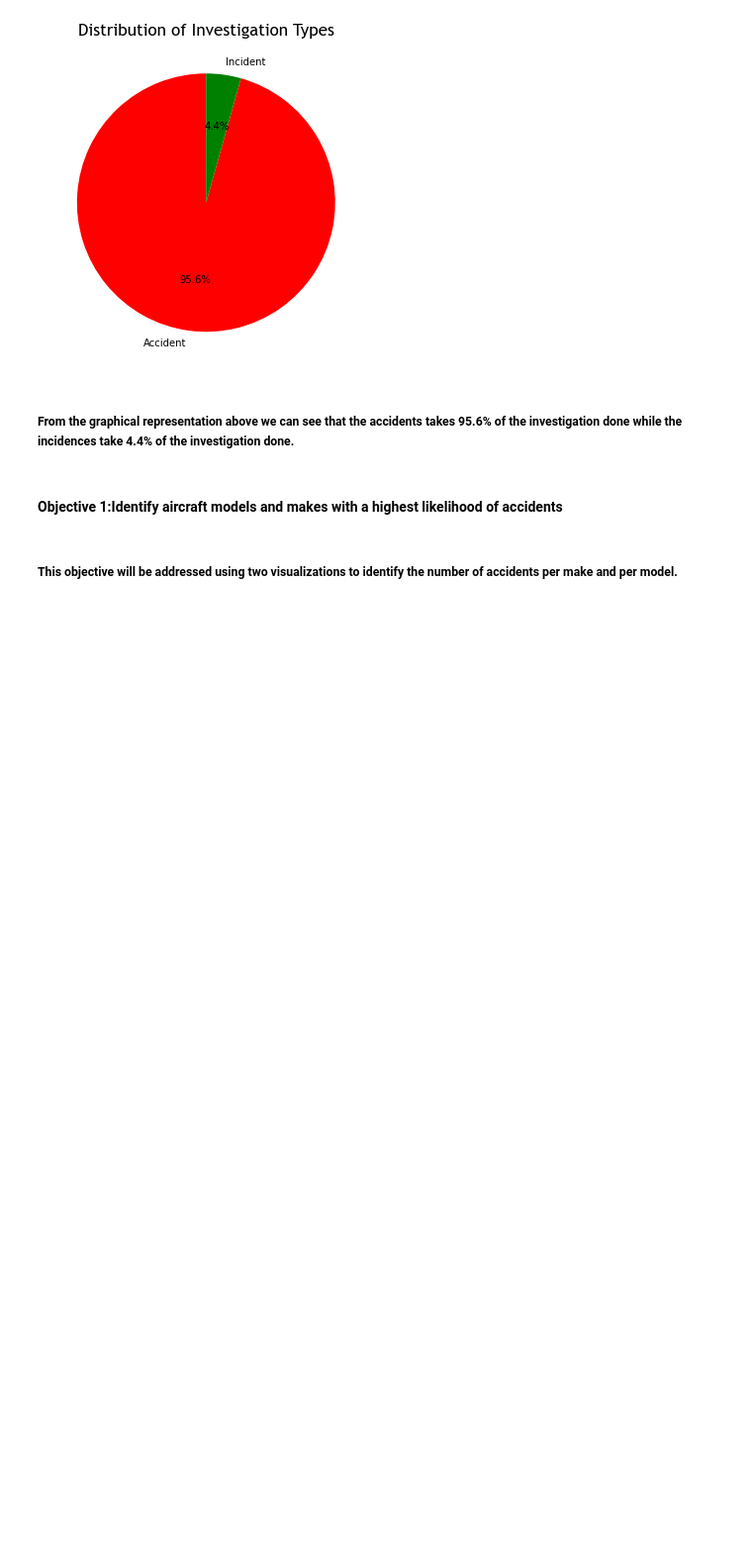
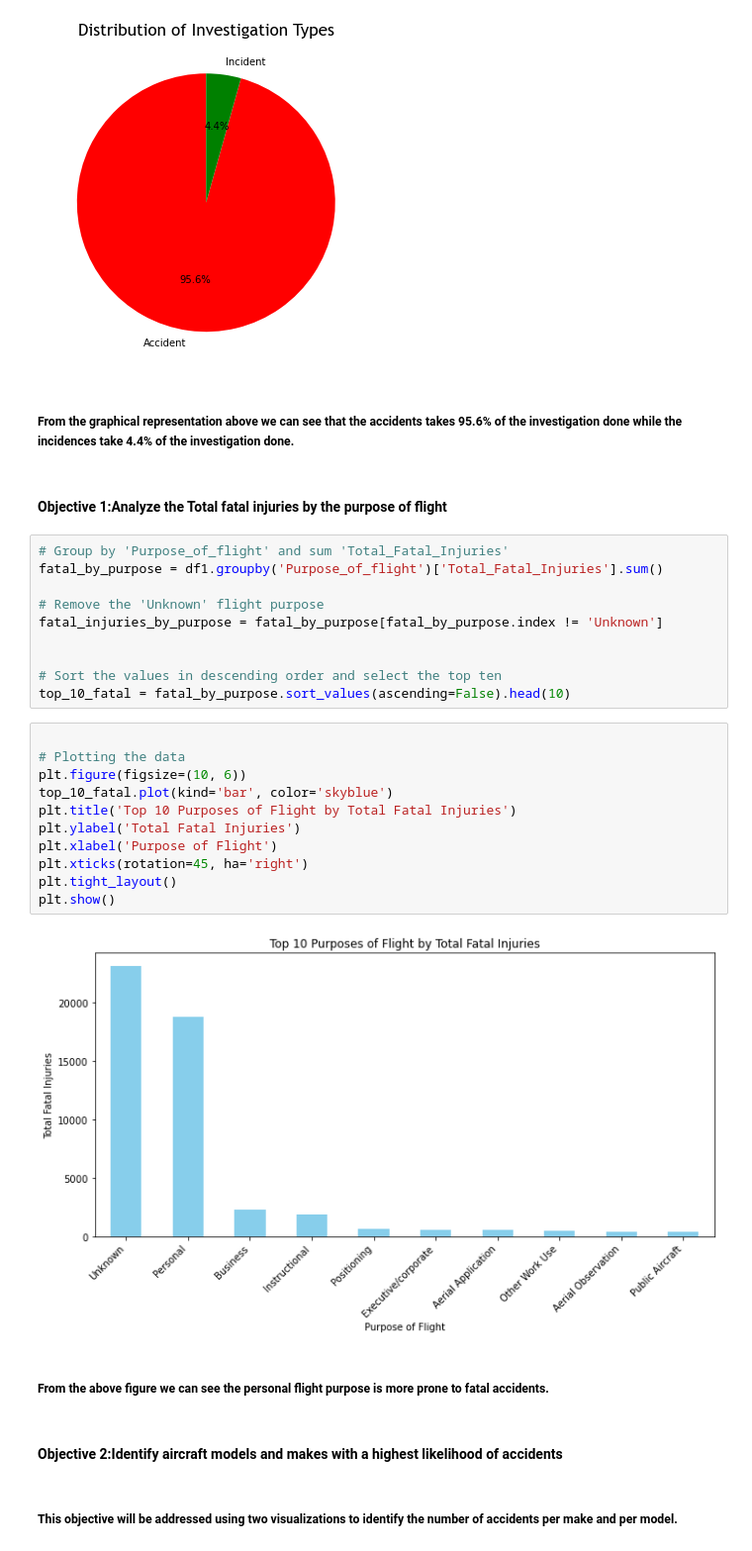
Before and after one commit to Lyster-01/phase1-project, a Jupyter notebook: index.ipynb, the cells around one changed output. Shown at 99% size. Drawn from its saved outputs; the diff is of its cells as text; blank space fills up the shorter version.

```diff
--- a/index.ipynb
+++ b/index.ipynb
@@ -409,8 +414,35 @@ plt.show()
 [figure]
 # %% [markdown]
 ##### From the graphical representation above we can see that the accidents takes 95.6% of the investigation done while the incidences take 4.4% of the investigation done.
+# %% [markdown]
+#### Objective 1:Analyze the Total fatal injuries by the purpose of flight
+# %%
+# Group by 'Purpose_of_flight' and sum 'Total_Fatal_Injuries'
+fatal_by_purpose = df1.groupby('Purpose_of_flight')['Total_Fatal_Injuries'].sum()
+
+# Remove the 'Unknown' flight purpose
+fatal_injuries_by_purpose = fatal_by_purpose[fatal_by_purpose.index != 'Unknown']
+
+
+# Sort the values in descending order and select the top ten
+top_10_fatal = fatal_by_purpose.sort_values(ascending=False).head(10)
+# %%
+
+# Plotting the data
+plt.figure(figsize=(10, 6))
+top_10_fatal.plot(kind='bar', color='skyblue')
+plt.title('Top 10 Purposes of Flight by Total Fatal Injuries')
+plt.ylabel('Total Fatal Injuries')
+plt.xlabel('Purpose of Flight')
+plt.xticks(rotation=45, ha='right')
+plt.tight_layout()
+plt.show()
+# %% [output]
+[figure, added]
+# %% [markdown]
+##### From the above figure we can see the personal flight purpose is more prone to fatal accidents.
 # %% [markdown]
-#### Objective 1:Identify aircraft models and makes with a highest likelihood of  accidents
+#### Objective 2:Identify aircraft models and makes with a highest likelihood of  accidents
 # %% [markdown]
 #####  This  objective will be addressed using two visualizations to identify the number of accidents per make and per model.
 # %% [markdown]
```
Also changed, not shown: parts of 18 cells of this notebook, 7 other files.
